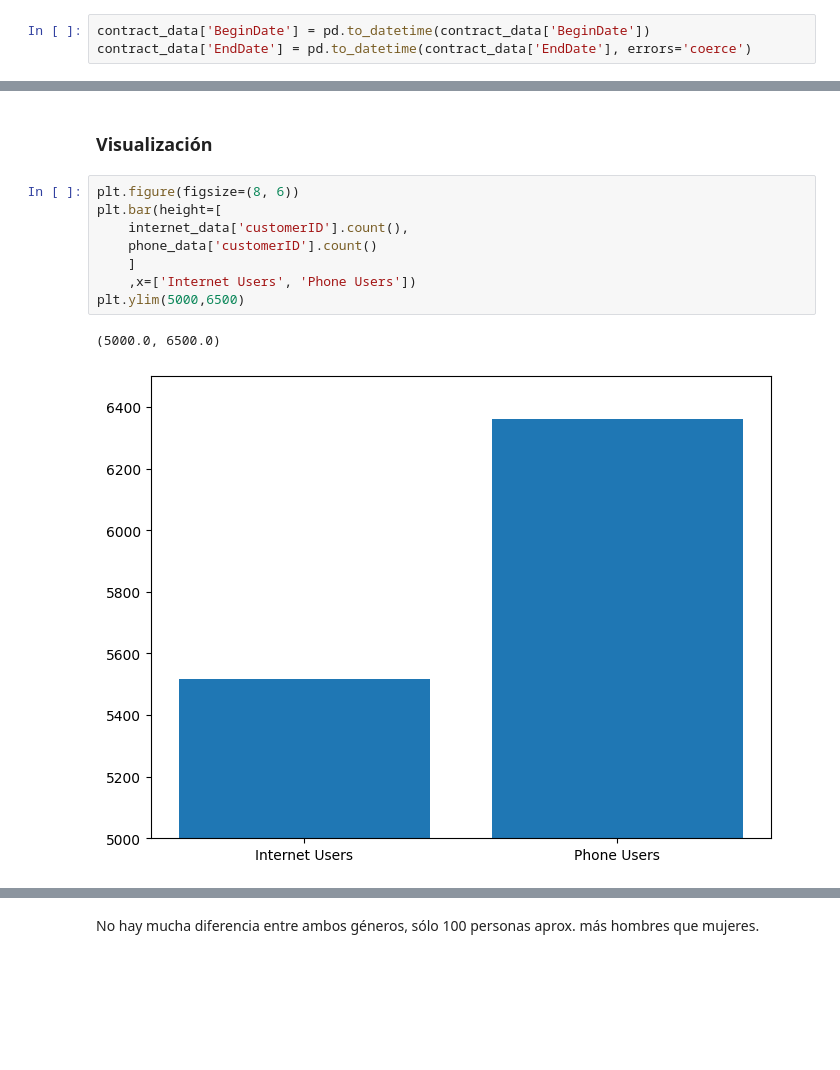
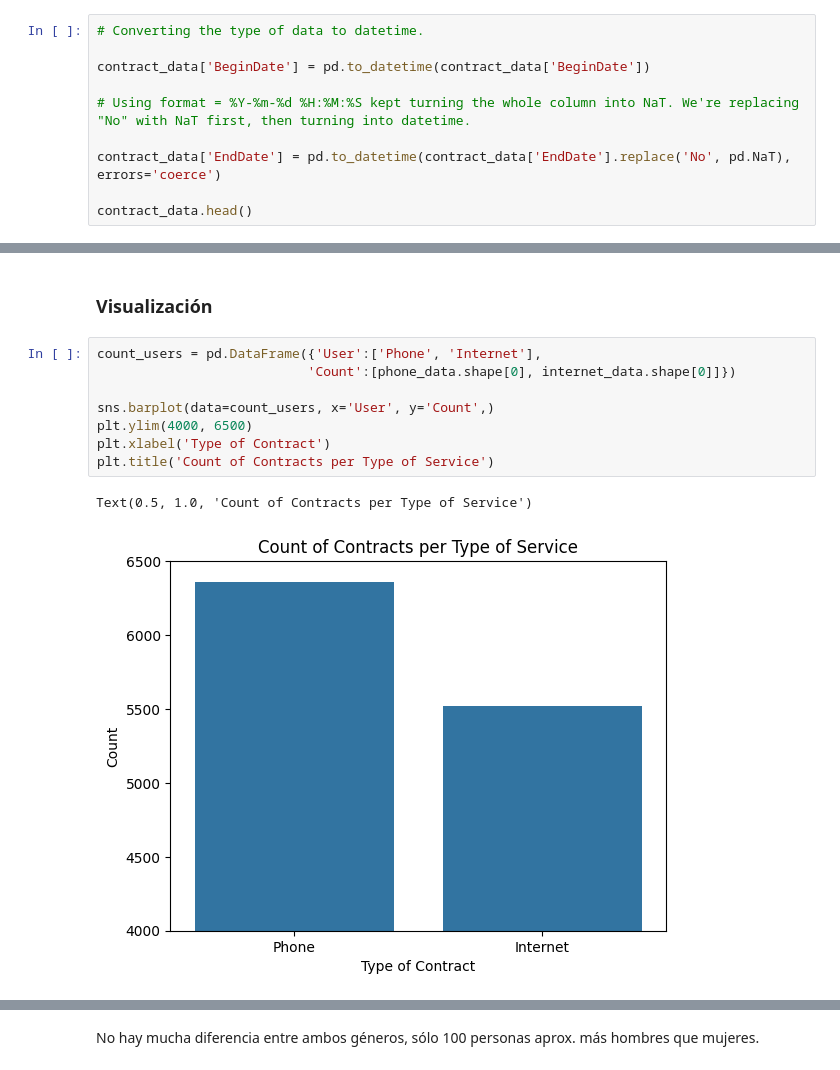
Before and after one commit to MrDonBromo/Telecom-Churn-Prediction, a Jupyter notebook: Final Project.ipynb, the cells around one changed output, grey strips where cells are left out. Drawn from its saved outputs; the diff is of its cells as text; blank space fills up the shorter version.

```diff
--- a/Final Project.ipynb
+++ b/Final Project.ipynb
@@ -81,6 +79,13 @@ memory usage: 440.3+ KB
 | 2 | 3668-QPYBK | 2019-10-01 | 2019-12-01 00:00:00 | Month-to-month | Yes | Mailed check | 53.85 | ... |
 | 3 | 7795-CFOCW | 2016-05-01 | No | One year | No | Bank transfer (automatic) | 42.30 | ... |
 | 4 | 9237-HQITU | 2019-09-01 | 2019-11-01 00:00:00 | Month-to-month | Yes | Electronic check | 70.70 | ... |
-# %%
-contract_data['BeginDate'] = pd.to_datetime(contract_data['BeginDate'])
-contract_data['EndDate'] = pd.to_datetime(contract_data['EndDate'], errors='coerce')
+# %%
+# Converting the type of data to datetime.
+
+contract_data['BeginDate'] = pd.to_datetime(contract_data['BeginDate'])
+
+# Using format = %Y-%m-%d %H:%M:%S kept turning the whole column into NaT. We're replacing "No" with NaT first, then turning into datetime.
+
+contract_data['EndDate'] = pd.to_datetime(contract_data['EndDate'].replace('No', pd.NaT),  errors='coerce')
+
+contract_data.head()
@@ -394,15 +433,15 @@ Se puede apreciar también que no se han enconntrado duplicados en ninguno de lo
 # %% [markdown]
 ###  Visualización
-# %%
-plt.figure(figsize=(8, 6))
-plt.bar(height=[
-    internet_data['customerID'].count(),
-    phone_data['customerID'].count()
-    ]
-    ,x=['Internet Users', 'Phone Users'])
-plt.ylim(5000,6500)
-# %% [output]
-(5000.0, 6500.0)
-[figure, removed]
+# %%
+count_users = pd.DataFrame({'User':['Phone', 'Internet'],
+                           'Count':[phone_data.shape[0], internet_data.shape[0]]})
+
+sns.barplot(data=count_users, x='User', y='Count',)
+plt.ylim(4000, 6500)
+plt.xlabel('Type of Contract')
+plt.title('Count of Contracts per Type of Service')
+# %% [output]
+Text(0.5, 1.0, 'Count of Contracts per Type of Service')
+[figure, added]
 # %%
 new_contracts_py = contract_data.groupby(contract_data['BeginDate'].dt.year).size()
```
Also changed, not shown: parts of 42 cells of this notebook.
